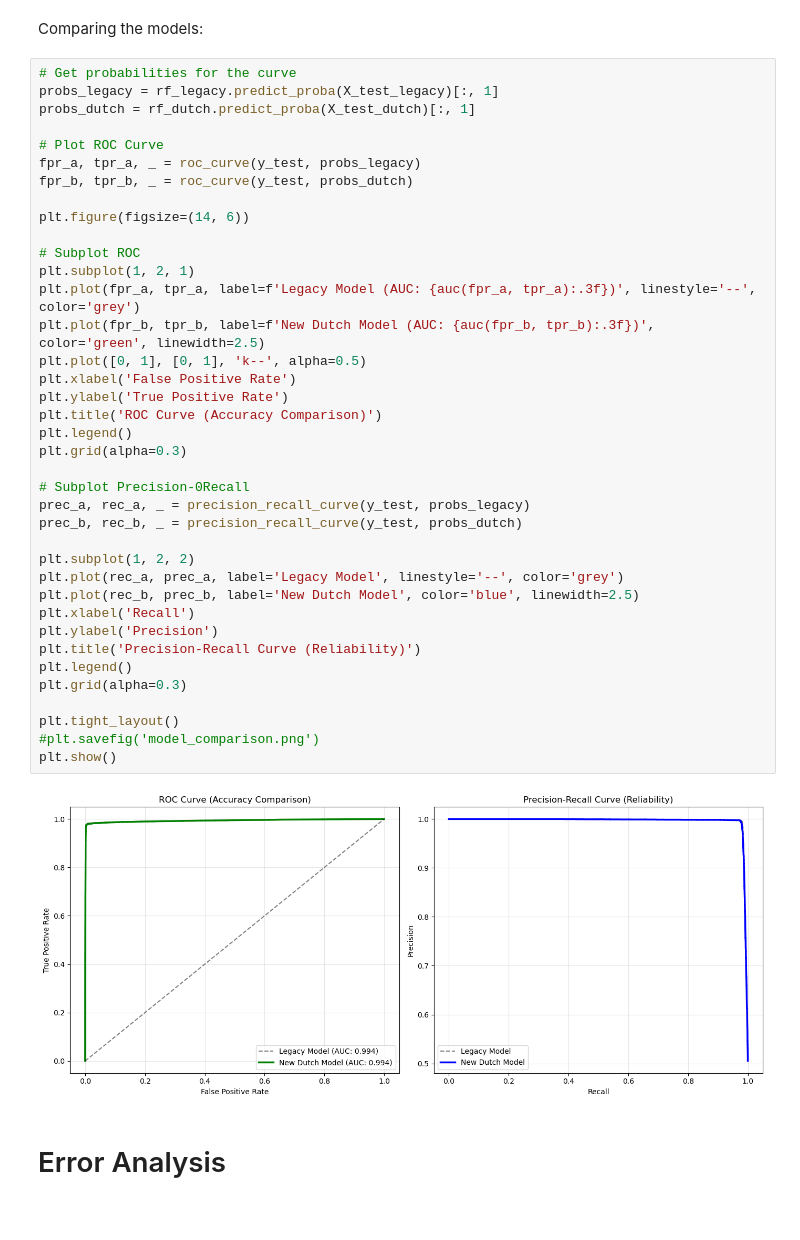
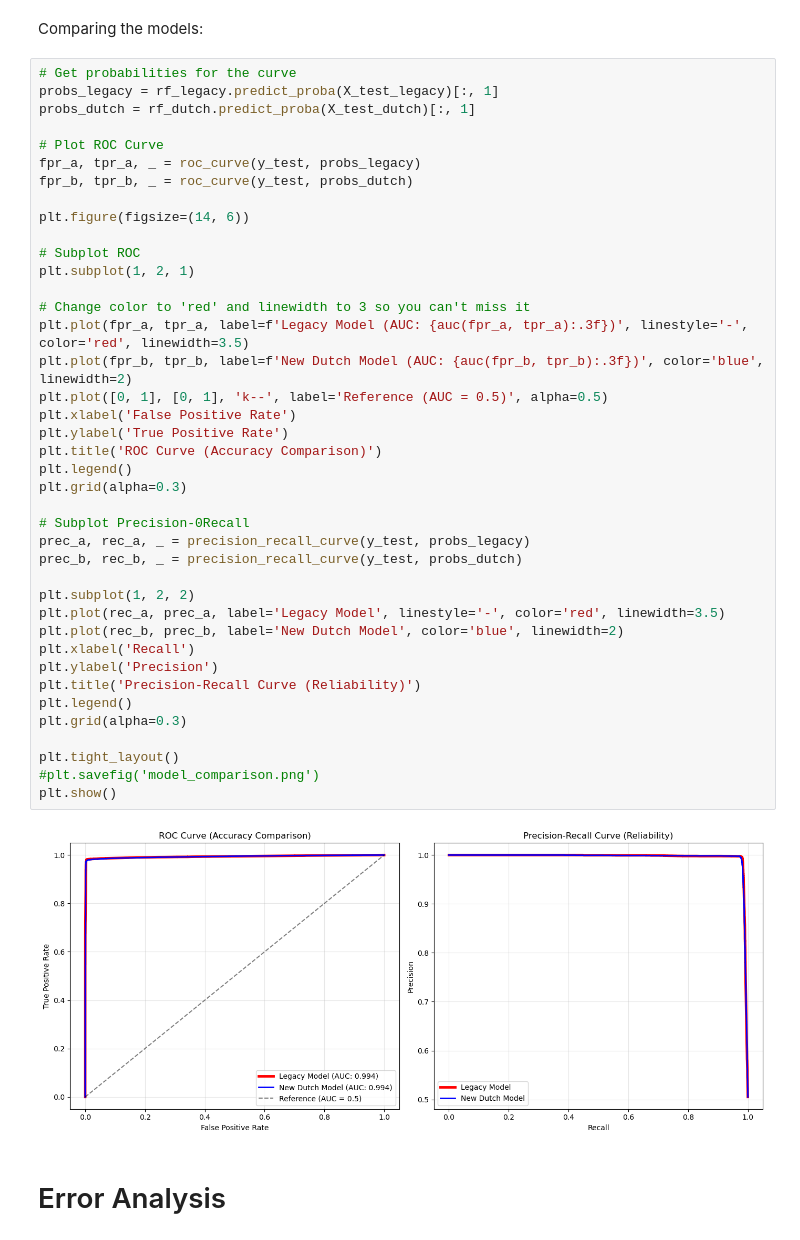
Before and after one commit to slaaziz/CBS, a Jupyter notebook: rf_models_reconstructed.ipynb, the cells around one changed output. Cells and saved outputs as stored; diff of their text form.

Commit message:
Error analysis and fixed graphs

```diff
--- a/rf_models_reconstructed.ipynb
+++ b/rf_models_reconstructed.ipynb
@@ -177,39 +177,41 @@ probs_dutch = rf_dutch.predict_proba(X_test_dutch)[:, 1]
 
 # Plot ROC Curve
 fpr_a, tpr_a, _ = roc_curve(y_test, probs_legacy)
 fpr_b, tpr_b, _ = roc_curve(y_test, probs_dutch)
 
 plt.figure(figsize=(14, 6))
 
 # Subplot ROC
 plt.subplot(1, 2, 1)
-plt.plot(fpr_a, tpr_a, label=f'Legacy Model (AUC: {auc(fpr_a, tpr_a):.3f})', linestyle='--', color='grey')
-plt.plot(fpr_b, tpr_b, label=f'New Dutch Model (AUC: {auc(fpr_b, tpr_b):.3f})', color='green', linewidth=2.5)
-plt.plot([0, 1], [0, 1], 'k--', alpha=0.5)
+
+# Change color to 'red' and linewidth to 3 so you can't miss it
+plt.plot(fpr_a, tpr_a, label=f'Legacy Model (AUC: {auc(fpr_a, tpr_a):.3f})', linestyle='-', color='red', linewidth=3.5)
+plt.plot(fpr_b, tpr_b, label=f'New Dutch Model (AUC: {auc(fpr_b, tpr_b):.3f})', color='blue', linewidth=2)
+plt.plot([0, 1], [0, 1], 'k--', label='Reference (AUC = 0.5)', alpha=0.5)
 plt.xlabel('False Positive Rate')
 plt.ylabel('True Positive Rate')
 plt.title('ROC Curve (Accuracy Comparison)')
 plt.legend()
 plt.grid(alpha=0.3)
 
 # Subplot Precision-0Recall
 prec_a, rec_a, _ = precision_recall_curve(y_test, probs_legacy)
 prec_b, rec_b, _ = precision_recall_curve(y_test, probs_dutch)
 
 plt.subplot(1, 2, 2)
-plt.plot(rec_a, prec_a, label='Legacy Model', linestyle='--', color='grey')
-plt.plot(rec_b, prec_b, label='New Dutch Model', color='blue', linewidth=2.5)
+plt.plot(rec_a, prec_a, label='Legacy Model', linestyle='-', color='red', linewidth=3.5)
+plt.plot(rec_b, prec_b, label='New Dutch Model', color='blue', linewidth=2)
 plt.xlabel('Recall')
 plt.ylabel('Precision')
 plt.title('Precision-Recall Curve (Reliability)')
 plt.legend()
 plt.grid(alpha=0.3)
 
 plt.tight_layout()
 #plt.savefig('model_comparison.png')
 plt.show()
 # %% [output]
-[figure, old version]
+[figure, new version]
 # %% [markdown]
 # Error Analysis
 # %%
```
